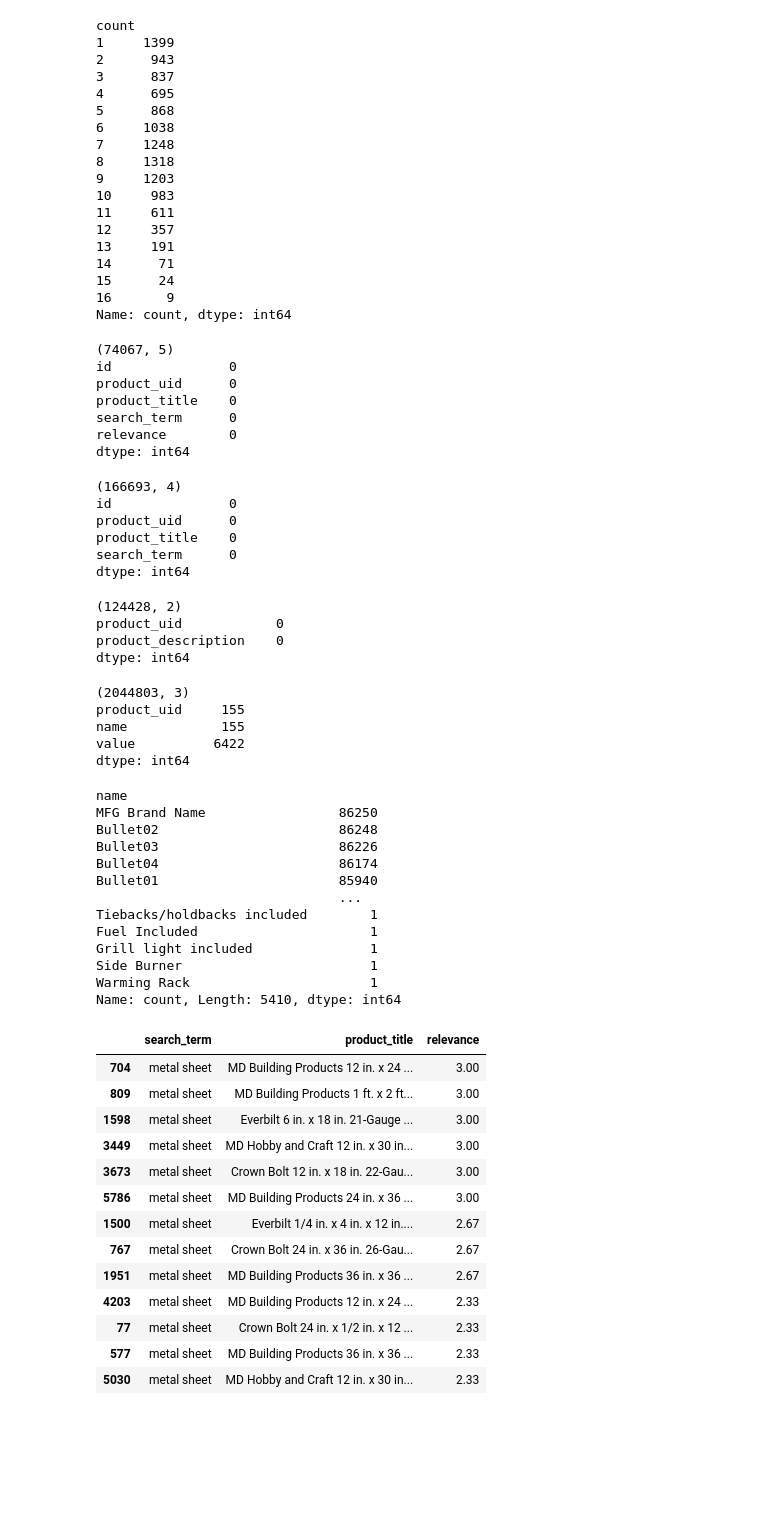
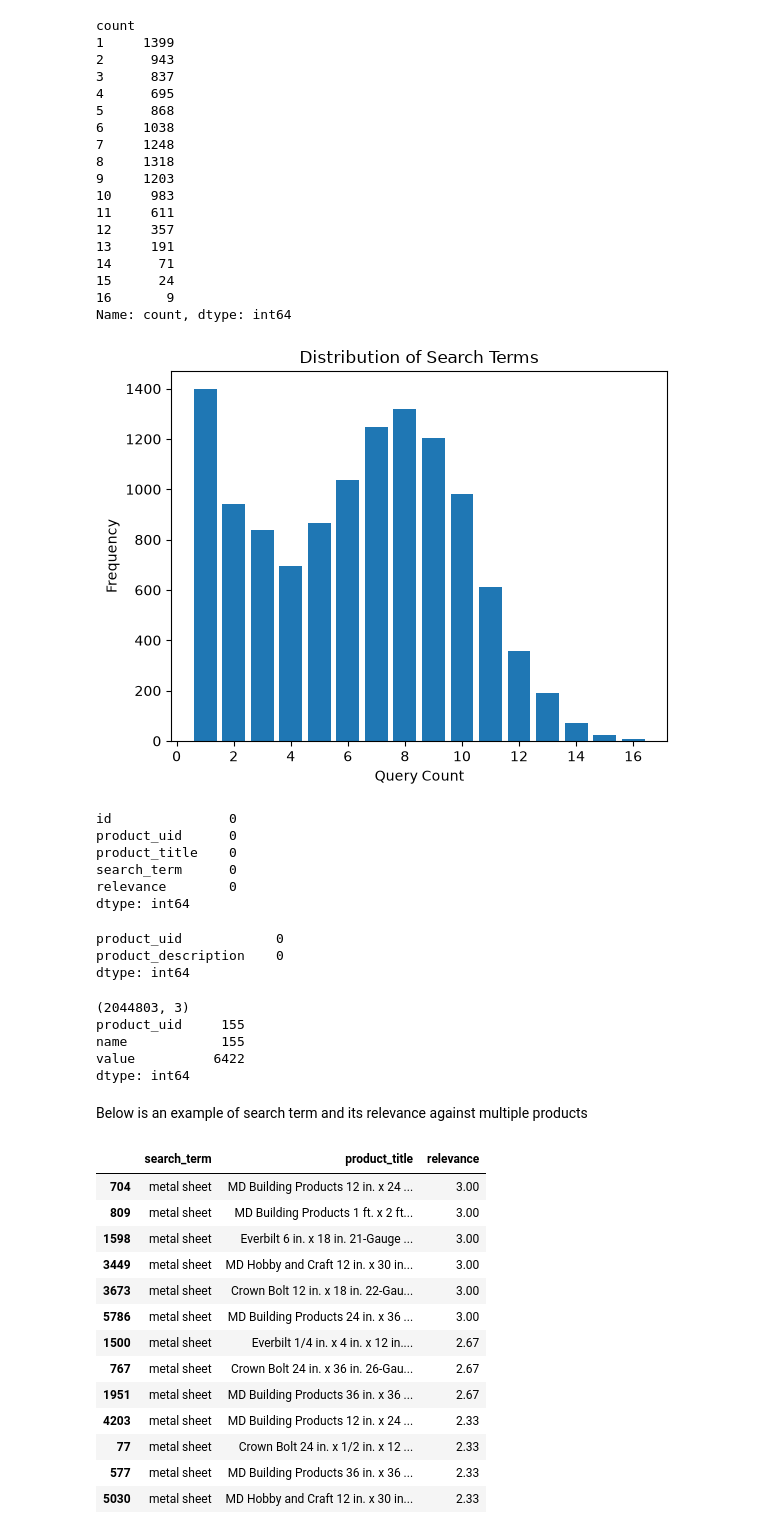
Before and after one commit to KeTimothy/product-search-ranking, a Jupyter notebook: notebooks/01_data_exploration.ipynb, the cells around one changed output. Drawn from its saved outputs; the diff is of its cells as text; code cells hidden in the pictures; blank space fills up the shorter version.

```diff
--- a/notebooks/01_data_exploration.ipynb
+++ b/notebooks/01_data_exploration.ipynb
@@ -88,32 +158,27 @@ count
 15      24
 16       9
 Name: count, dtype: int64
+# %%
+plt.bar(query_counts.value_counts().sort_index().index, query_counts.value_counts().sort_index())
+plt.xlabel("Query Count")
+plt.ylabel("Frequency")
+plt.title("Distribution of Search Terms")
+plt.show()
+# %% [output]
+[figure, added]
 # %%
-print(train.shape)
+# Check for missing values in the dataset
 print(train.isna().sum())
 # %% [output]
-(74067, 5)
 id               0
 product_uid      0
 product_title    0
 search_term      0
 relevance        0
 dtype: int64
-# %%
-print(test.shape)
-print(test.isna().sum())
-# %% [output]
-(166693, 4)
-id               0
-product_uid      0
-product_title    0
-search_term      0
-dtype: int64
 # %%
-print(products.shape)
 print(products.isna().sum())
 # %% [output]
-(124428, 2)
 product_uid            0
 product_description    0
 dtype: int64
@@ -126,22 +191,8 @@ product_uid     155
 name            155
 value          6422
 dtype: int64
-# %%
-attributes["name"].value_counts()
-# %% [output]
-name
-MFG Brand Name                 86250
-Bullet02                       86248
-Bullet03                       86226
-Bullet04                       86174
-Bullet01                       85940
-                               ...
-Tiebacks/holdbacks included        1
-Fuel Included                      1
-Grill light included               1
-Side Burner                        1
-Warming Rack                       1
-Name: count, Length: 5410, dtype: int64
+# %% [markdown]
+Below is an example of search term and its relevance against multiple products
 # %%
 example_query = query_counts[query_counts >= 5].index[0]
 
```
Also changed, not shown: parts of 39 cells of this notebook, 6 other files.
